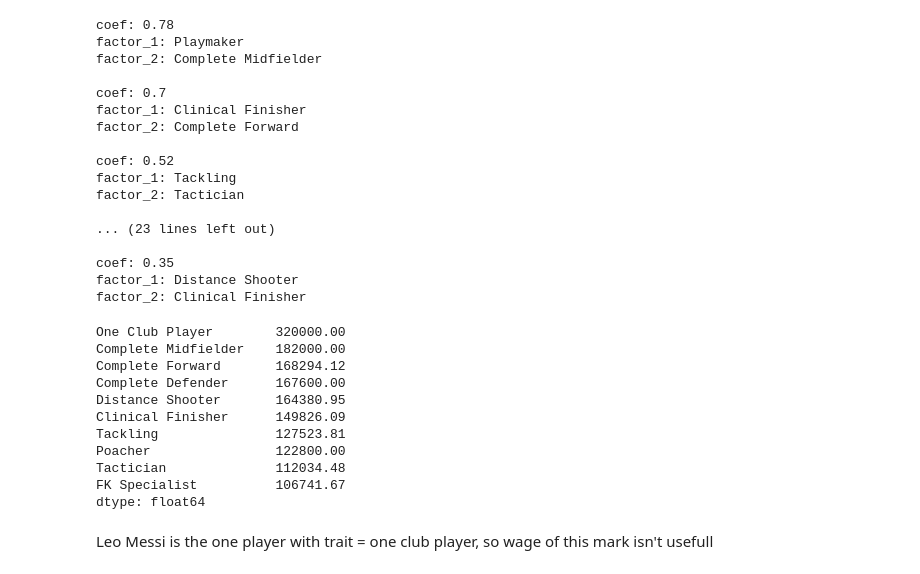
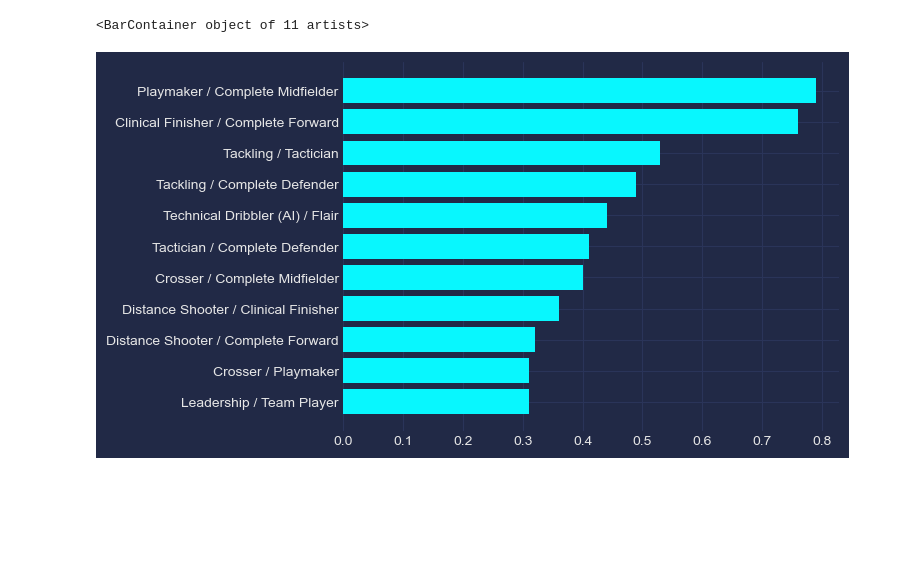
Before and after one commit to philippkuch/data_analyst_projects, a Jupyter notebook: FIFA_22_players.ipynb, the cells around one changed output. Cells and saved outputs as stored; diff of their text form; code cells hidden in the pictures; blank space fills up the shorter version.

```diff
--- a/FIFA_22_players.ipynb
+++ b/FIFA_22_players.ipynb
@@ -102,32 +284,32 @@ plt.show()
 # %%
 # finding highest correlations
 
+plt.style.use("cyberpunk")
 corr_data = marks_corr.corr()
+h_corr = {}
+marks_for_mean_wage = []
+
 corrs = [(corr_data.loc[row, col], row, col) for row in corr_data.columns for col in corr_data.columns]
 max_corr = sorted(corrs, key=lambda x: abs(x[0]), reverse=True)[42::2]
 for corr in max_corr:
-    if corr[0] >= 0.35:
-        print('coef:', round(corr[0], 2))
-        print('factor_1:', corr[1])
-        print('factor_2:', corr[2], '\n')
+    if corr[0] >= 0.3:
+        factors = corr[1] + ' / ' + corr[2]
+        coef = round(corr[0], 2)
+        h_corr[factors] = coef
+        marks_for_mean_wage.append(corr[1])
+        marks_for_mean_wage.append(corr[2])
+
+
+
+factors = list(h_corr.keys())
+factors.reverse()
+coef = list(h_corr.values())
+coef.reverse()
+
+plt.barh(factors, coef)
 # %% [output]
-coef: 0.78
-factor_1: Playmaker
-factor_2: Complete Midfielder
-
-coef: 0.7
-factor_1: Clinical Finisher
-factor_2: Complete Forward
-
-coef: 0.52
-factor_1: Tackling
-factor_2: Tactician
-
-... (23 lines left out)
-
-coef: 0.35
-factor_1: Distance Shooter
-factor_2: Clinical Finisher
+<BarContainer object of 11 artists>
+[figure, added]
 # %%
 # marks with highest wage
 
@@ -138,27 +320,22 @@ for mark in marks_list:
     mark_wages = []
     mark_names = []
     for string in df.itertuples():
+        try:
+            tags_count = len(clean_marks(string[36].split(','), tag = True))
+        except:
+            tags_count = 0
+        try:
+            traits_count = len(clean_marks(string[37].split(','), tag = False))
+        except:
+            traits_count = 0
+        marks_count = tags_count + traits_count
         if (string[36] is not np.nan and mark in string[36]) or (string[37] is not np.nan and mark in string[37]):
-            mark_wages.append(string[9])
+            coef = float(string[9] / marks_count / string[6] * string[17] / string[31])
+            mark_wages.append(coef)
             mark_names.append(string[3])
-    mark_mean = pd.Series(mark_wages).mean().round(2)
+    mark_mean = pd.Series(mark_wages).mean()
     marks_mean_wage[mark] = mark_mean
 
-
-marks_mean_wage = pd.Series(marks_mean_wage)
-marks_mean_wage = marks_mean_wage.sort_values(ascending = False)
-marks_mean_wage.head(10)
+marks_mean_wage = pd.Series(marks_mean_wage).to_frame()
+marks_mean_wage = marks_mean_wage.sort_values(by = 0)
+marks_mean_wage = marks_mean_wage.reset_index()
-# %% [output]
-One Club Player        320000.00
-Complete Midfielder    182000.00
-Complete Forward       168294.12
-Complete Defender      167600.00
-Distance Shooter       164380.95
-Clinical Finisher      149826.09
-Tackling               127523.81
-Poacher                122800.00
-Tactician              112034.48
-FK Specialist          106741.67
-dtype: float64
-# %% [markdown]
-Leo Messi is the one player with trait = one club player, so wage of this mark isn't usefull
```
Also changed, not shown: parts of 30 cells of this notebook, 3 other files.
